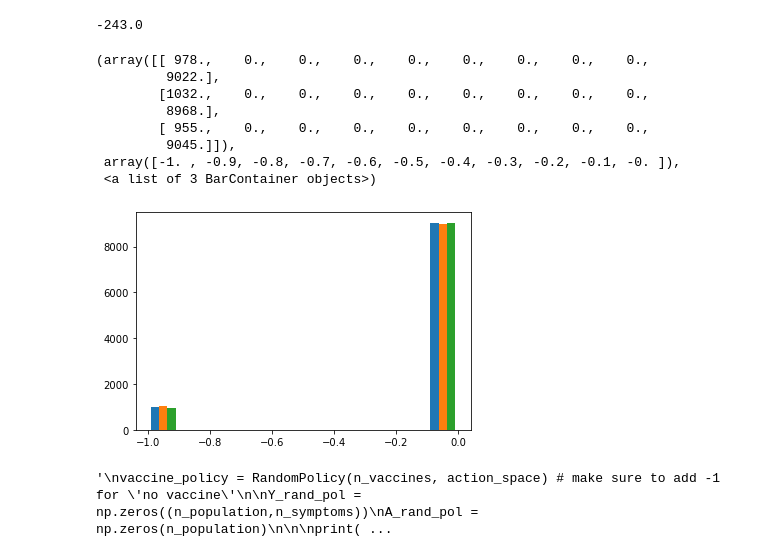
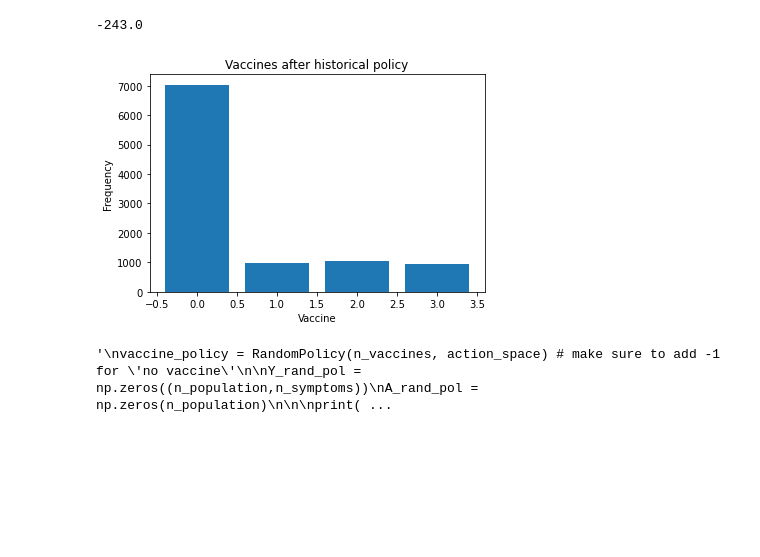
Before and after one commit to Even-tr/Project-2-Fairness-Privacy-Experiment-Design, a Jupyter notebook: src/thompson.ipynb, the cells around one changed output. Saved outputs shown, nothing was run; the diff lists cells and outputs as text; code cells hidden in the pictures; blank space fills up the shorter version.

```diff
--- a/src/thompson.ipynb
+++ b/src/thompson.ipynb
@@ -456,18 +494,23 @@ hist_pol_utility = -X_new[:,150].sum(axis=0)
 hist_pol_utility
 # %% [output]
 -243.0
-# %%
-plt.hist(-X_new[:,[147,148,149]])
-# %% [output]
-(array([[ 978.,    0.,    0.,    0.,    0.,    0.,    0.,    0.,    0.,
-         9022.],
-        [1032.,    0.,    0.,    0.,    0.,    0.,    0.,    0.,    0.,
-         8968.],
-        [ 955.,    0.,    0.,    0.,    0.,    0.,    0.,    0.,    0.,
-         9045.]]),
- array([-1. , -0.9, -0.8, -0.7, -0.6, -0.5, -0.4, -0.3, -0.2, -0.1, -0. ]),
- <a list of 3 BarContainer objects>)
-[figure, removed]
+# %%
+def plot_hist_policy(data):
+
+    v1 = data[:,147].sum(axis=0)
+    v2 = data[:,148].sum(axis=0)
+    v3 = data[:,149].sum(axis=0)
+    v0 = (data[:,[147,148,149]].sum(axis=1)==0).sum()
+    plt.bar([0,1,2,3], [v0,v1,v2,v3])
+    plt.xlabel('Vaccine')
+    plt.ylabel('Frequency')
+    plt.title('Vaccines after historical policy')
+    plt.savefig('figures/vaccices_historical_policy.png')
+    plt.show()
+# %%
+plot_hist_policy(X)
+# %% [output]
+[figure, added]
 # %%
 from covid.policy import RandomPolicy
 # %%
```
Also changed, not shown: parts of 14 cells of this notebook, 7 other files.
